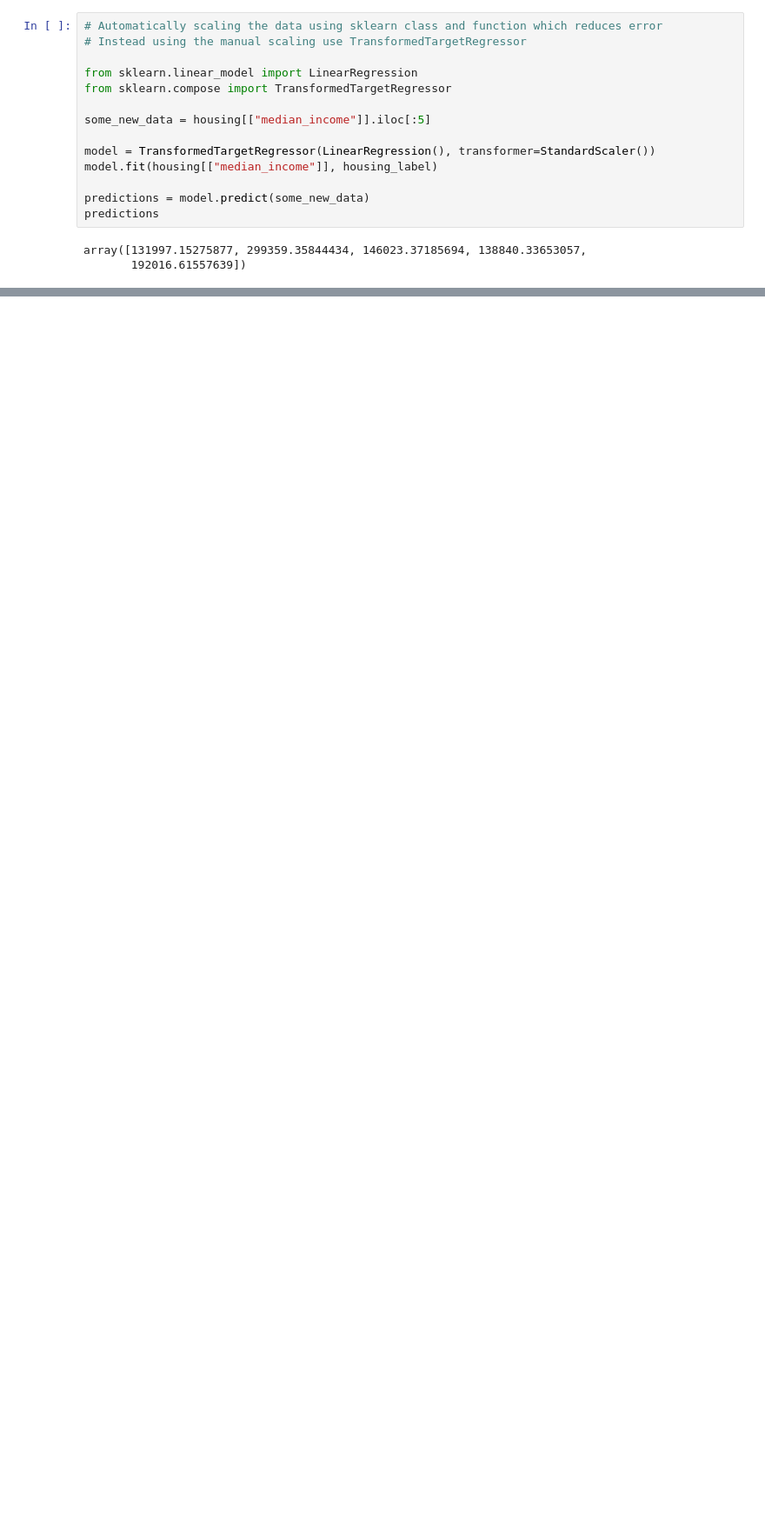
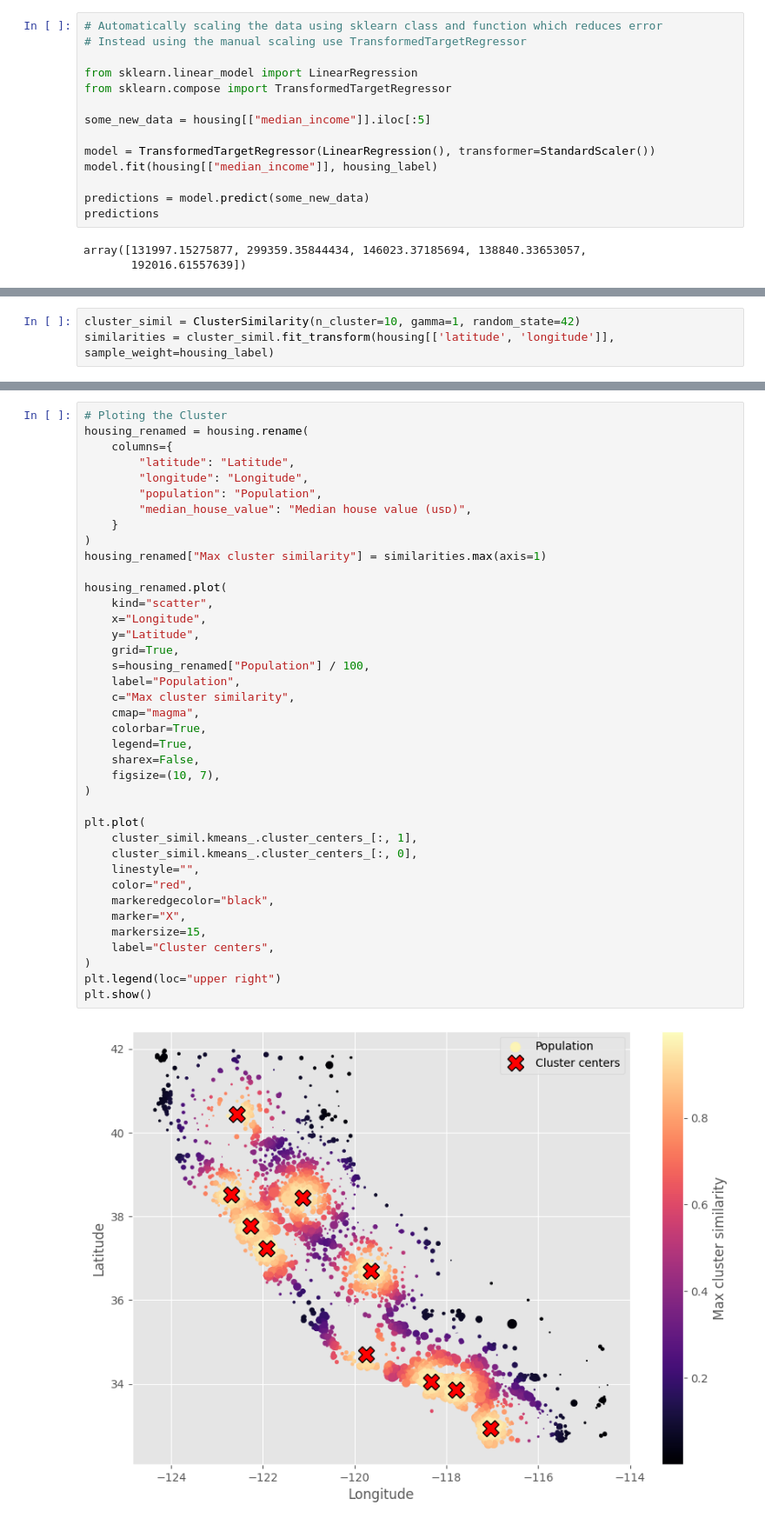
Before and after one commit to sunodmongia/House-Price, a Jupyter notebook: California_housing_price.ipynb, the cells around one changed output, grey strips where cells are left out. Shown at 87% size. Drawn from its saved outputs; the diff is of its cells as text; blank space fills up the shorter version.

```diff
--- a/California_housing_price.ipynb
+++ b/California_housing_price.ipynb
@@ -480,0 +541,3 @@ array([131997.15275877, 299359.35844434, 146023.37185694, 138840.33653057,
+# %%
+cluster_simil = ClusterSimilarity(n_cluster=10, gamma=1, random_state=42)
+similarities = cluster_simil.fit_transform(housing[['latitude', 'longitude']], sample_weight=housing_label)
@@ -480,0 +550,41 @@ array([131997.15275877, 299359.35844434, 146023.37185694, 138840.33653057,
+# %%
+# Ploting the Cluster
+housing_renamed = housing.rename(
+    columns={
+        "latitude": "Latitude",
+        "longitude": "Longitude",
+        "population": "Population",
+        "median_house_value": "Median house value (usᴅ)",
+    }
+)
+housing_renamed["Max cluster similarity"] = similarities.max(axis=1)
+
+housing_renamed.plot(
+    kind="scatter",
+    x="Longitude",
+    y="Latitude",
+    grid=True,
+    s=housing_renamed["Population"] / 100,
+    label="Population",
+    c="Max cluster similarity",
+    cmap="magma",
+    colorbar=True,
+    legend=True,
+    sharex=False,
+    figsize=(10, 7),
+)
+
+plt.plot(
+    cluster_simil.kmeans_.cluster_centers_[:, 1],
+    cluster_simil.kmeans_.cluster_centers_[:, 0],
+    linestyle="",
+    color="red",
+    markeredgecolor="black",
+    marker="X",
+    markersize=15,
+    label="Cluster centers",
+)
+plt.legend(loc="upper right")
+plt.show()
+# %% [output]
+[figure, added]
```
Also changed, not shown: parts of 14 cells of this notebook.
